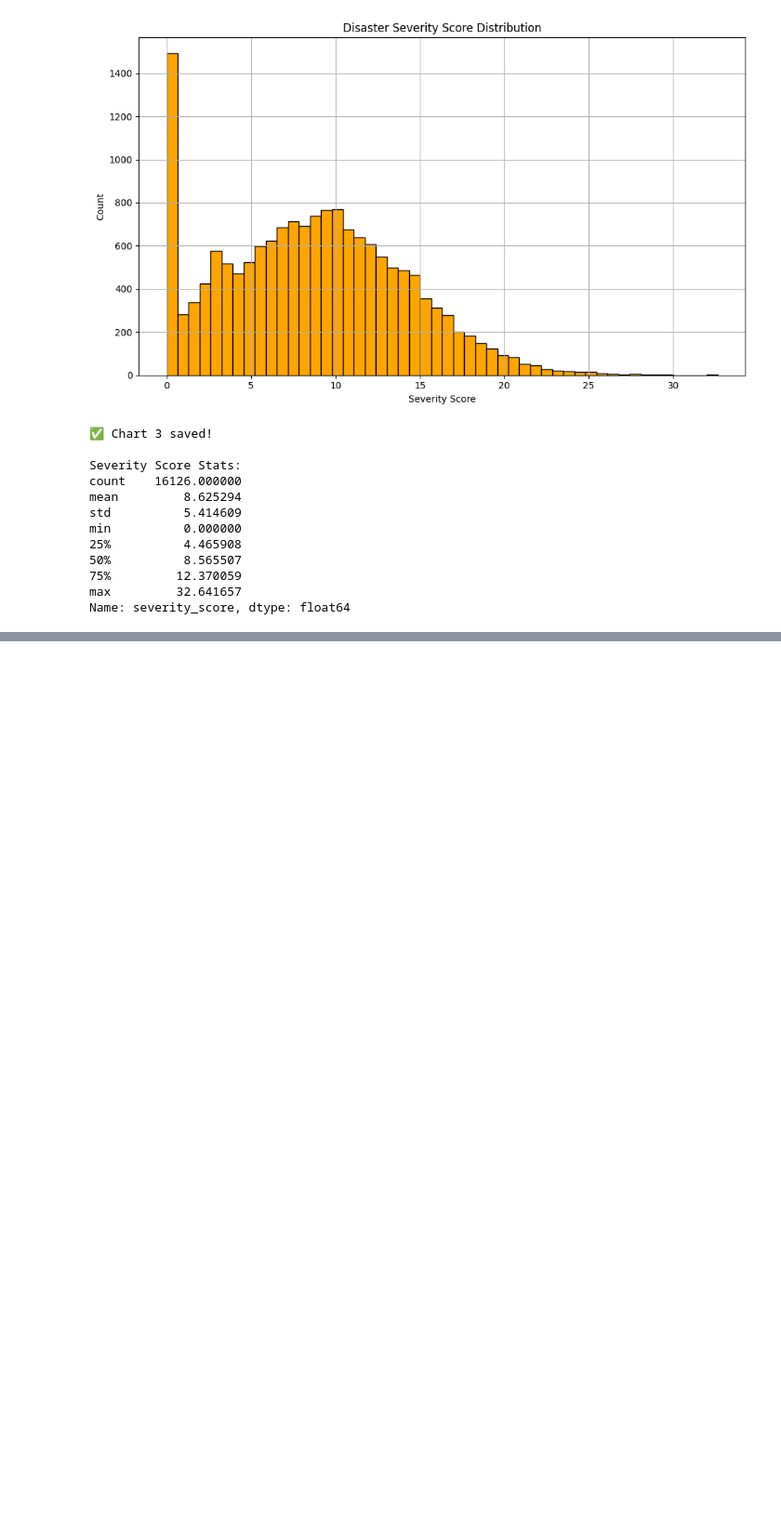
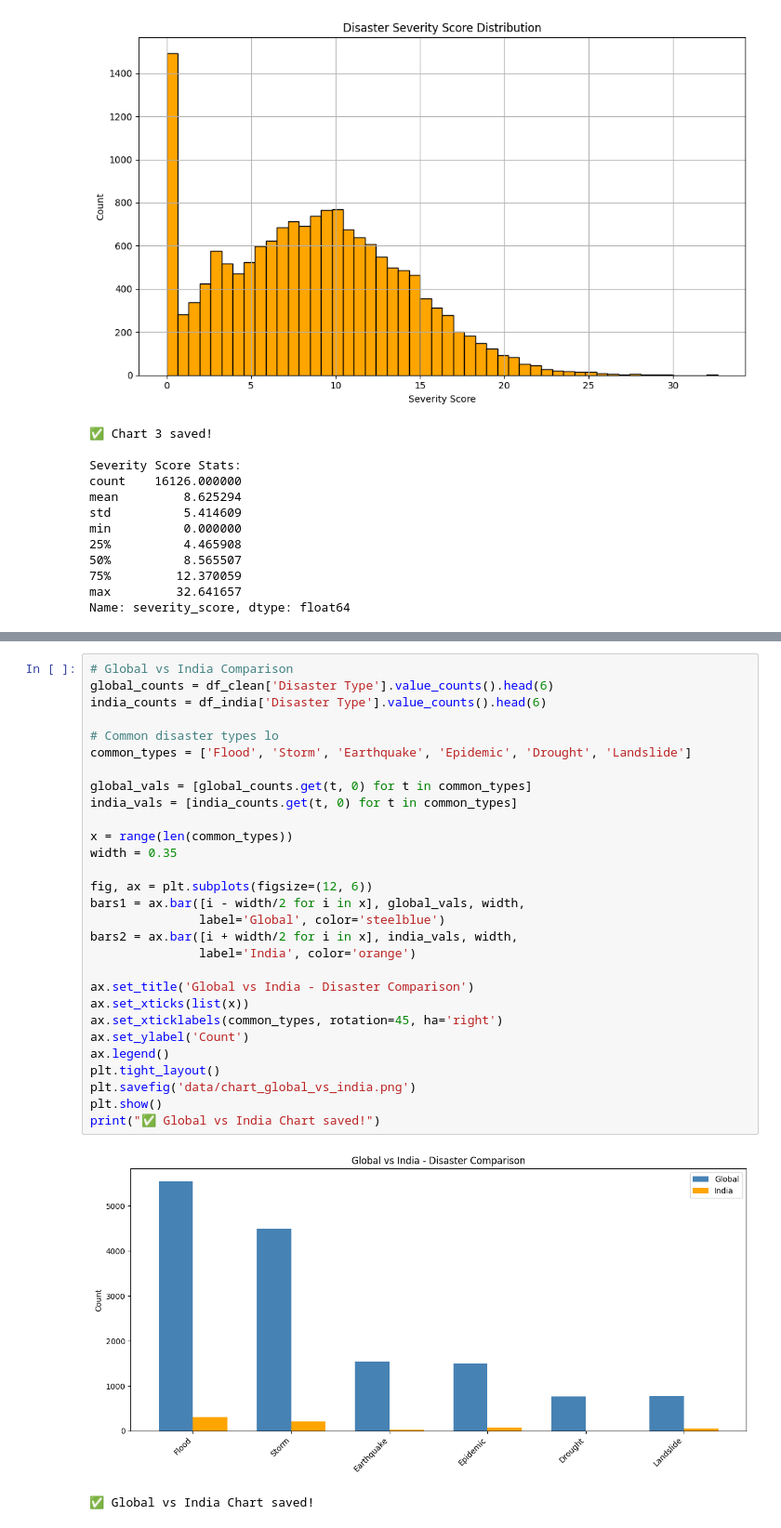
Before and after one commit to Sejal-Singh24/Disaster-System, a Jupyter notebook: 01_EDA_Disaster_Analysis.ipynb, the cells around one changed output, grey strips where cells are left out. Shown at 93% size. Saved outputs shown, nothing was run; the diff lists cells and outputs as text; blank space fills up the shorter version.

```diff
--- a/01_EDA_Disaster_Analysis.ipynb
+++ b/01_EDA_Disaster_Analysis.ipynb
@@ -168,0 +196,32 @@ Name: severity_score, dtype: float64
+# %%
+# Global vs India Comparison
+global_counts = df_clean['Disaster Type'].value_counts().head(6)
+india_counts = df_india['Disaster Type'].value_counts().head(6)
+
+# Common disaster types lo
+common_types = ['Flood', 'Storm', 'Earthquake', 'Epidemic', 'Drought', 'Landslide']
+
+global_vals = [global_counts.get(t, 0) for t in common_types]
+india_vals = [india_counts.get(t, 0) for t in common_types]
+
+x = range(len(common_types))
+width = 0.35
+
+fig, ax = plt.subplots(figsize=(12, 6))
+bars1 = ax.bar([i - width/2 for i in x], global_vals, width,
+               label='Global', color='steelblue')
+bars2 = ax.bar([i + width/2 for i in x], india_vals, width,
+               label='India', color='orange')
+
+ax.set_title('Global vs India - Disaster Comparison')
+ax.set_xticks(list(x))
+ax.set_xticklabels(common_types, rotation=45, ha='right')
+ax.set_ylabel('Count')
+ax.legend()
+plt.tight_layout()
+plt.savefig('data/chart_global_vs_india.png')
+plt.show()
+print("✅ Global vs India Chart saved!")
+# %% [output]
+[figure, added]
+✅ Global vs India Chart saved!
```
Also changed, not shown: parts of 1 cell of this notebook, 2 other files.
